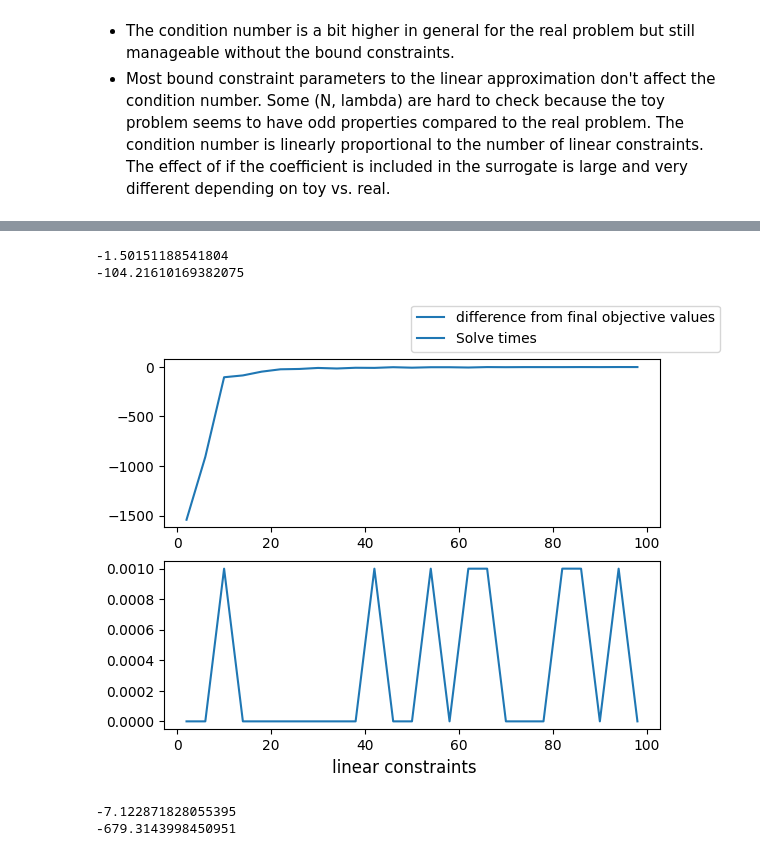
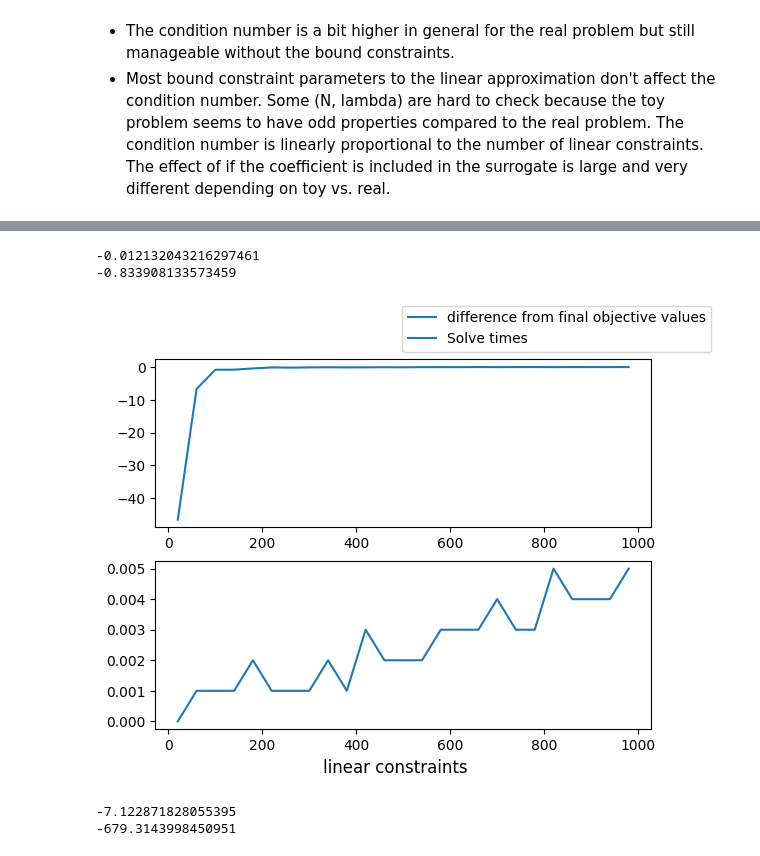
Before and after one commit to micpap25/ENG-QUANT, a Jupyter notebook: experiments/classical_run_points_compare.ipynb, the cells around one changed output, grey strips where cells are left out. Cells and saved outputs as stored; diff of their text form; code cells hidden in the pictures.

```diff
--- a/experiments/classical_run_points_compare.ipynb
+++ b/experiments/classical_run_points_compare.ipynb
@@ -52,34 +67,34 @@ print(solve_qcp(f_name="Model11_lp.json"))
 # %%
 errors = []
 times = []
 
 # Model may be infeasible if this is not big enough
-lin_cons_range = range(2, 101, 4)
-# lin_cons_range = range(20, 1001, 40)
+# lin_cons_range = range(2, 101, 4)
+lin_cons_range = range(20, 1001, 40)
 
 for lin_cons in lin_cons_range:
-    quadratic_model_lin_approx(lin_cons, OUTER_APPROXIMATION, COEFFICIENT_SURROGATE,
-                                SURROGATE_BOUND_BELOW, SURROGATE_BOUND_ABOVE,
-                                f_name="model11_quad_reform_2.json", remove_division=REMOVE_DIVISION)
-    # quadratic_lin_approx_no_surrogate(lin_cons, OUTER_APPROXIMATION,
-    #                                     f_name="model11_quad_reform_2.json", remove_division=REMOVE_DIVISION)
+    # quadratic_model_lin_approx(lin_cons, OUTER_APPROXIMATION, COEFFICIENT_SURROGATE,
+    #                             SURROGATE_BOUND_BELOW, SURROGATE_BOUND_ABOVE, endpoints=False,
+    #                             f_name="model11_quad_reform_2.json", remove_division=REMOVE_DIVISION)
+    quadratic_lin_approx_no_surrogate(lin_cons, OUTER_APPROXIMATION, endpoints=True,
+                                        f_name="model11_quad_reform_2.json", remove_division=REMOVE_DIVISION)
     val, time = solve_lp()
     if qcp_value is not None and val is not None:
         errors.append(val - qcp_value)
         times.append(time)
 
 fig, (ax1, ax2) = plt.subplots(2, 1)
 fig.supxlabel("linear constraints")
 ax1.plot(lin_cons_range, errors, label="difference from final objective values")
 ax2.plot(lin_cons_range, times, label="Solve times")
 fig.legend()
 
 print(errors[-1])
 print(errors[2])
 # %% [output]
--1.50151188541804
--104.21610169382075
+-0.012132043216297461
+-0.833908133573459
-[figure, old version]
+[figure, new version]
 # %%
 # Tends to be infeasible for inner approximation
 if OUTER_APPROXIMATION:
```
Also changed, not shown: parts of 3 cells of this notebook, 12 other files.
